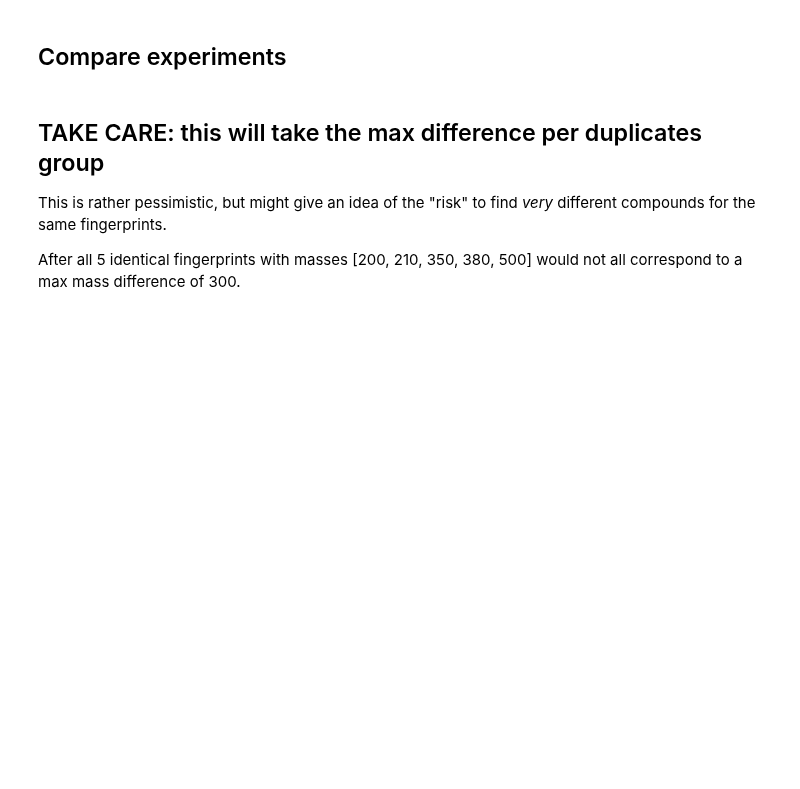
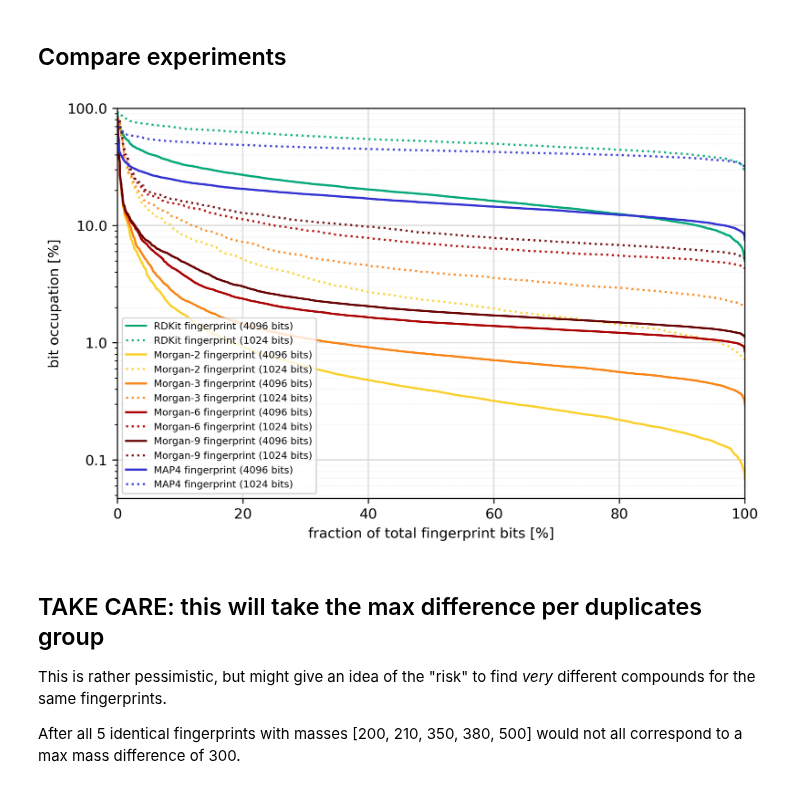
Before and after one commit to florian-huber/molecular_fingerprint_comparisons, a Jupyter notebook: notebooks/fingerprint_analysis_01_duplications.ipynb, the cells around one changed output. Cells and saved outputs as stored; diff of their text form; code cells hidden in the pictures; blank space fills up the shorter version.

```diff
--- a/notebooks/fingerprint_analysis_01_duplications.ipynb
+++ b/notebooks/fingerprint_analysis_01_duplications.ipynb
@@ -488,7 +488,11 @@ colors = [
     "#680000", "#680000",
     "#3333D1", "#3333D1",
 ]
+# %%
+path_results = os.path.join(Path(ROOT), "experiments", "fingerprint_duplicates")
 # %%
+from matplotlib.ticker import ScalarFormatter
+
 plt.style.use('default')
 
 
@@ -496,34 +500,39 @@ fig, ax = plt.subplots(figsize=(8, 5), dpi=300)
 
 fig_i = -1
 for i, (file, name) in enumerate(files_experiments):
     if "count" in name:
         if file[:7]+"_binary" in [x[0] for x in files_experiments]:
             continue
     fig_i += 1
     bins_occupied = np.load(os.path.join(path_results, f"{file}_bins_occupied.npy"))
     order = np.argsort(bins_occupied)[::-1]
     bins_scaled = np.linspace(0, 100, len(bins_occupied))
 
 
     if "1024" in name:
         ax.plot(bins_scaled, bins_occupied[order], ":", linewidth=1.5, color=colors[fig_i], alpha=0.9, label=name.replace(" count", ""))
     else:
         ax.plot(bins_scaled, bins_occupied[order], linewidth=1.5, color=colors[fig_i], label=name.replace(" count", ""))
 
 ax.set_yscale("log")
 ax.set_ylabel("bit occupation [%]")
-ax.set_xlabel("vector length [%]")
+ax.set_yticks([100, 10, 1, 0.1])
+ax.yaxis.set_major_formatter(ScalarFormatter())
+#ax.yaxis.set_minor_formatter(ScalarFormatter())
+ax.set_xlabel("fraction of total fingerprint bits [%]")
 ax.set_xlim([0, 100])
 ax.set_ylim([0, 100])
 
 # Grid
 ax.grid(which='major', color='#DDDDDD', linewidth=1)
 ax.grid(which='minor', color='#EEEEEE', linestyle=':', linewidth=0.75)
 
 plt.legend(fontsize=7)
 plt.savefig("Bit_occupation_distributions_scaled_730k.pdf")
 plt.savefig("Bit_occupation_distributions_scaled_730k.png", dpi=450)
 plt.show()
+# %% [output]
+[figure, added]
 # %%
 plt.style.use('ggplot')
 #plt.style.use("fivethirtyeight")
```
Also changed, not shown: parts of 8 cells of this notebook.
